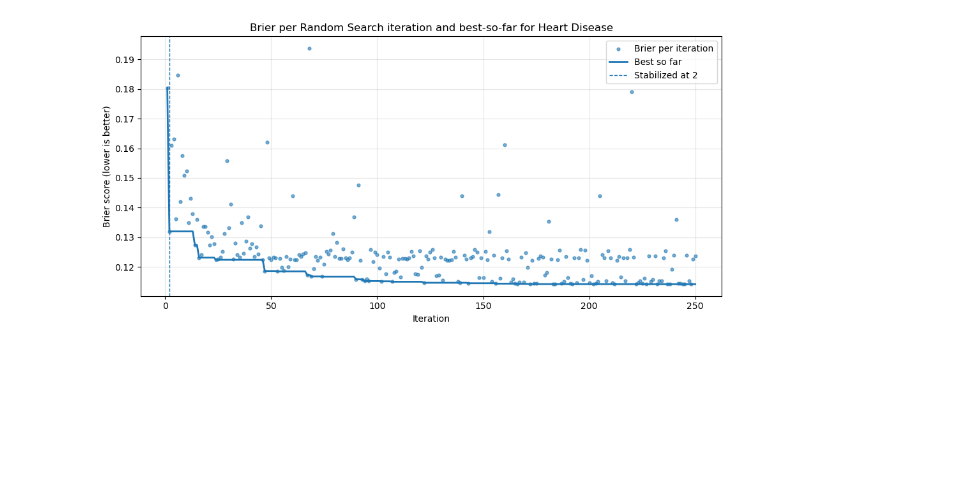
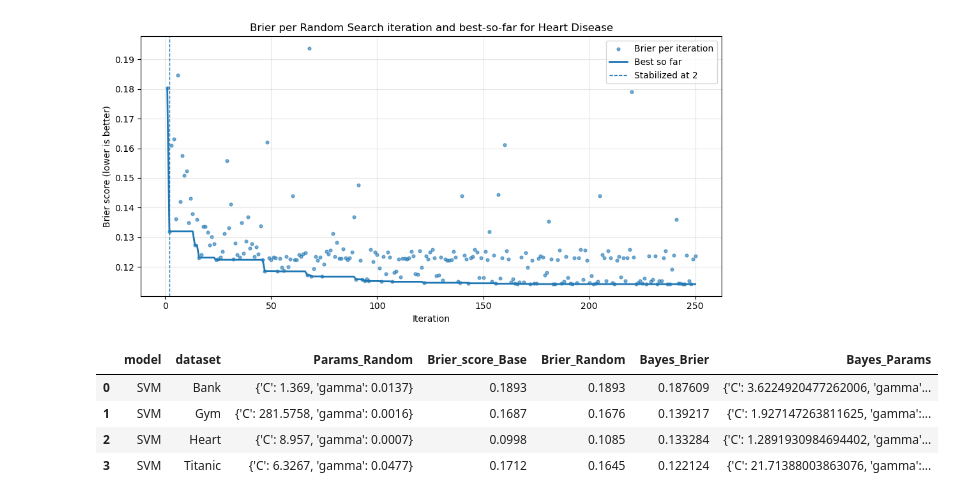
Before and after one commit to Wysocki-Piotr/Hyperparameter-optimization, a Jupyter notebook: KernelSVM.ipynb, the cells around one changed output. Saved outputs shown, nothing was run; the diff lists cells and outputs as text; code cells hidden in the pictures; blank space fills up the shorter version.

```diff
--- a/KernelSVM.ipynb
+++ b/KernelSVM.ipynb
@@ -409,3 +409,25 @@ iters = np.arange(1, 251)
 chart_random(stabilized_at=stabilized_at, brier_per_iter=brier_per_iter, iters=iters, best_so_far=best_so_far, dataset_name="Heart Disease")
 # %% [output]
 [figure]
+# %%
+data = {"model" : ["SVM"]*4,
+        "dataset":["Bank", "Gym", "Heart", "Titanic"],
+        "Params_Random":[
+  {'C': 1.3690,   'gamma': 0.0137},
+  {'C': 281.5758, 'gamma': 0.0016},
+  {'C': 8.9570,   'gamma': 0.0007},
+  {'C': 6.3267,   'gamma': 0.0477}
+],
+        "Brier_score_Base" : [0.1893 ,0.1687,0.0998,0.1712],
+        "Brier_Random" : [0.1893, 0.1676,0.1085,0.1645],
+        "Bayes_Brier": [0.1876086998390129,0.13921661003418287,.13328436116417486,0.12212406619348962],
+        "Bayes_Params":[{'C': 3.6224920477262006, 'gamma': 0.011434496347157295},{'C': 1.927147263811625, 'gamma': 0.0158554887437458},{'C': 1.2891930984694402, 'gamma': 0.022762273797099865},{'C': 21.71388003863076, 'gamma': 0.021649610751383667}]}
+
+df = pd.DataFrame(data)
+df
+# %% [output]
+|  | model | dataset | Params_Random | Brier_score_Base | Brier_Random | Bayes_Brier | Bayes_Params |
+| 0 | SVM | Bank | {'C': 1.369, 'gamma': 0.0137} | 0.1893 | 0.1893 | 0.187609 | {'C': 3.6224920477262006, 'gamma'... |
+| 1 | SVM | Gym | {'C': 281.5758, 'gamma': 0.0016} | 0.1687 | 0.1676 | 0.139217 | {'C': 1.927147263811625, 'gamma':... |
+| 2 | SVM | Heart | {'C': 8.957, 'gamma': 0.0007} | 0.0998 | 0.1085 | 0.133284 | {'C': 1.2891930984694402, 'gamma'... |
+| 3 | SVM | Titanic | {'C': 6.3267, 'gamma': 0.0477} | 0.1712 | 0.1645 | 0.122124 | {'C': 21.71388003863076, 'gamma':... |
```
